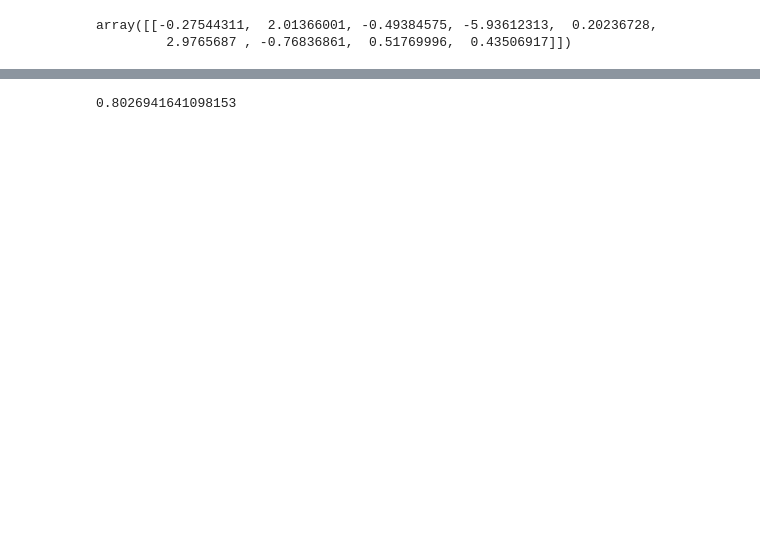
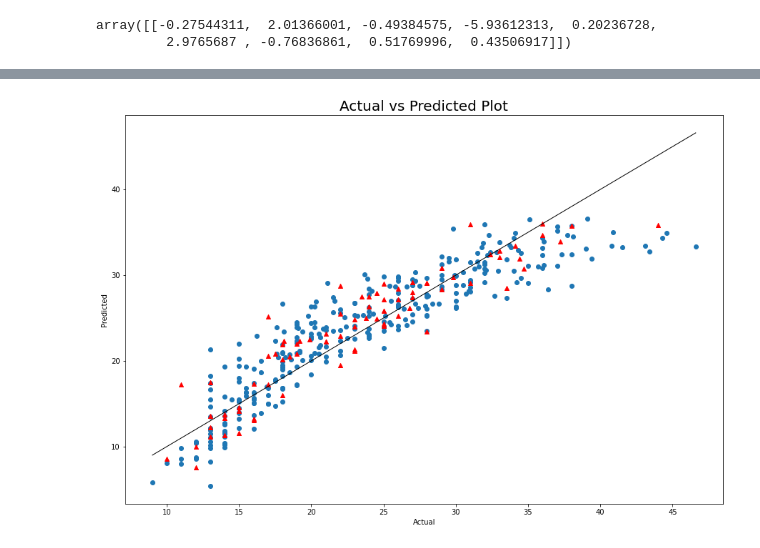
Before and after one commit to trizkynoviandy/vehicle-fuel-efficiency-prediction, a Jupyter notebook: vehicle-fuel-efficiency.ipynb, the cells around one changed output, grey strips where cells are left out. Cells and saved outputs as stored; diff of their text form; code cells hidden in the pictures; blank space fills up the shorter version.

```diff
--- a/vehicle-fuel-efficiency.ipynb
+++ b/vehicle-fuel-efficiency.ipynb
@@ -265,5 +236,11 @@ tf_training_predict = model.predict(X_train)
-# %%
-r2 = r2_score(y_train, tf_training_predict)
-r2
-# %% [output]
-0.8026941641098153
+# %%
+fig=plt.figure(figsize=(15, 10))
+plt.scatter(y_train, training_predicted, label="training")
+plt.scatter(y_test, testing_predicted, marker="^", c='r', label="testing")
+plt.plot([y.min(), y.max()], [y.min(), y.max()], "k", lw=1)
+plt.title('Actual vs Predicted Plot', size=20)
+plt.ylabel('Predicted')
+plt.xlabel('Actual')
+plt.show()
+# %% [output]
+[figure, added]
```
Also changed, not shown: parts of 12 cells of this notebook.
